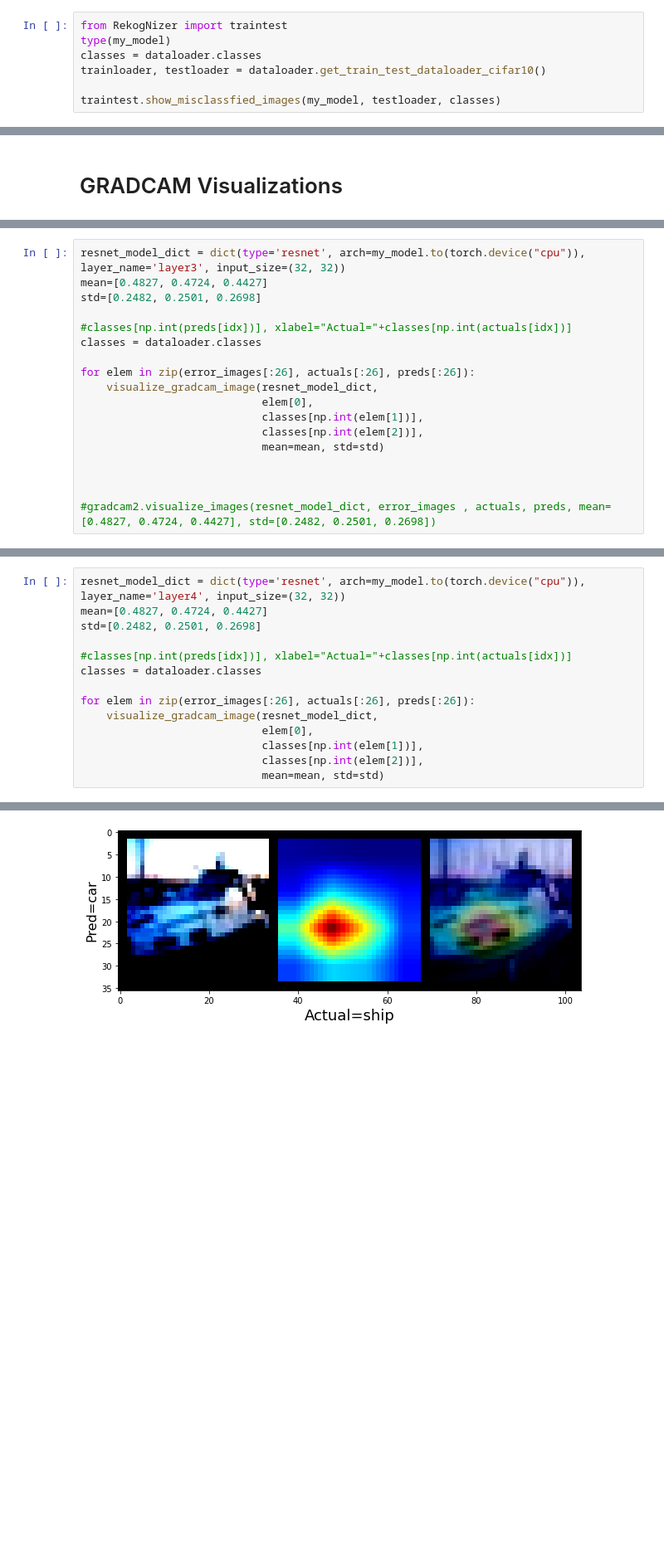
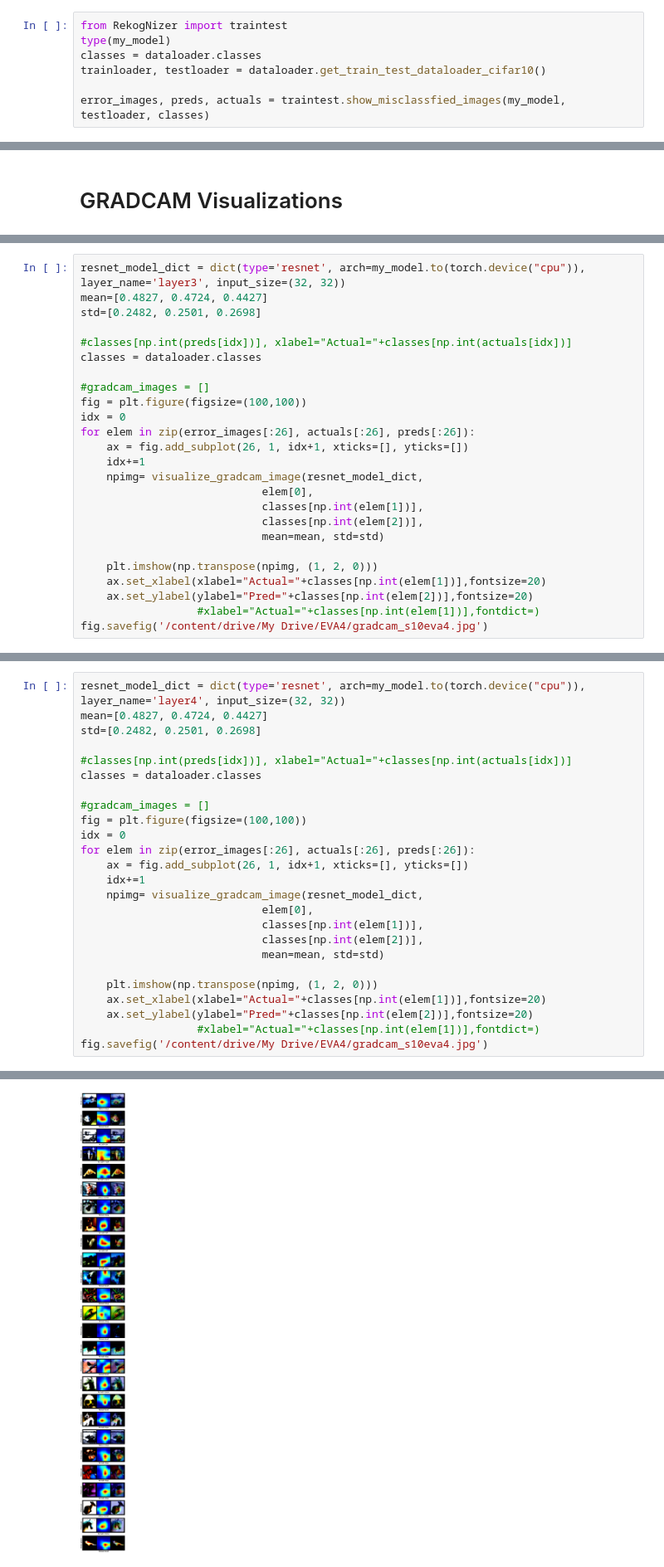
Before and after one commit to rajy4683/S10EVA4, a Jupyter notebook: S10EVA4_GCAM_LRF_6.ipynb, the cells around one changed output, grey strips where cells are left out. Shown at 83% size. Saved outputs shown, nothing was run; the diff lists cells and outputs as text; blank space fills up the shorter version.

```diff
--- a/S10EVA4_GCAM_LRF_6.ipynb
+++ b/S10EVA4_GCAM_LRF_6.ipynb
@@ -300,7 +300,7 @@ type(my_model)
 classes = dataloader.classes
 trainloader, testloader = dataloader.get_train_test_dataloader_cifar10()
 
-traintest.show_misclassfied_images(my_model, testloader, classes)
+error_images, preds, actuals = traintest.show_misclassfied_images(my_model, testloader, classes)
 # %% [output]
 Files already downloaded and verified
 Files already downloaded and verified
@@ -329,16 +329,23 @@ std=[0.2482, 0.2501, 0.2698]
 #classes[np.int(preds[idx])], xlabel="Actual="+classes[np.int(actuals[idx])]
 classes = dataloader.classes
 
+#gradcam_images = []
+fig = plt.figure(figsize=(100,100))
+idx = 0
 for elem in zip(error_images[:26], actuals[:26], preds[:26]):
-    visualize_gradcam_image(resnet_model_dict,
+    ax = fig.add_subplot(26, 1, idx+1, xticks=[], yticks=[])
+    idx+=1
+    npimg= visualize_gradcam_image(resnet_model_dict,
                             elem[0],
                             classes[np.int(elem[1])],
                             classes[np.int(elem[2])],
                             mean=mean, std=std)
 
-
-
-#gradcam2.visualize_images(resnet_model_dict, error_images , actuals, preds, mean=[0.4827, 0.4724, 0.4427], std=[0.2482, 0.2501, 0.2698])
+    plt.imshow(np.transpose(npimg, (1, 2, 0)))
+    ax.set_xlabel(xlabel="Actual="+classes[np.int(elem[1])],fontsize=20)
+    ax.set_ylabel(ylabel="Pred="+classes[np.int(elem[2])],fontsize=20)
+                  #xlabel="Actual="+classes[np.int(elem[1])],fontdict=)
+fig.savefig('/content/drive/My Drive/EVA4/gradcam_s10eva4.jpg')
 # %% [output]
 saliency_map size : torch.Size([8, 8])
 saliency_map size : torch.Size([8, 8])
@@ -384,12 +375,23 @@ std=[0.2482, 0.2501, 0.2698]
 #classes[np.int(preds[idx])], xlabel="Actual="+classes[np.int(actuals[idx])]
 classes = dataloader.classes
 
+#gradcam_images = []
+fig = plt.figure(figsize=(100,100))
+idx = 0
 for elem in zip(error_images[:26], actuals[:26], preds[:26]):
-    visualize_gradcam_image(resnet_model_dict,
+    ax = fig.add_subplot(26, 1, idx+1, xticks=[], yticks=[])
+    idx+=1
+    npimg= visualize_gradcam_image(resnet_model_dict,
                             elem[0],
                             classes[np.int(elem[1])],
                             classes[np.int(elem[2])],
                             mean=mean, std=std)
+
+    plt.imshow(np.transpose(npimg, (1, 2, 0)))
+    ax.set_xlabel(xlabel="Actual="+classes[np.int(elem[1])],fontsize=20)
+    ax.set_ylabel(ylabel="Pred="+classes[np.int(elem[2])],fontsize=20)
+                  #xlabel="Actual="+classes[np.int(elem[1])],fontdict=)
+fig.savefig('/content/drive/My Drive/EVA4/gradcam_s10eva4.jpg')
 # %% [output]
 saliency_map size : torch.Size([4, 4])
 saliency_map size : torch.Size([4, 4])
@@ -420 +415 @@ saliency_map size : torch.Size([4, 4])
-[figure, old version]
+[figure, new version]
```
Also changed, not shown: parts of 3 cells of this notebook.
